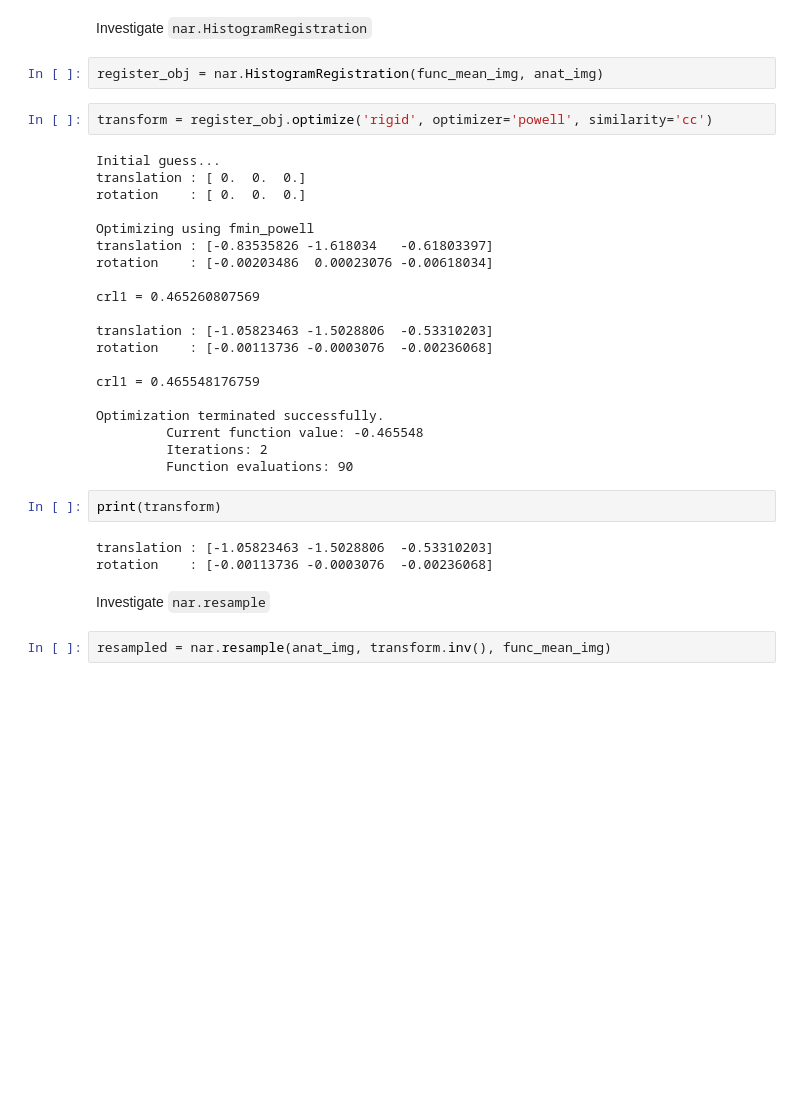
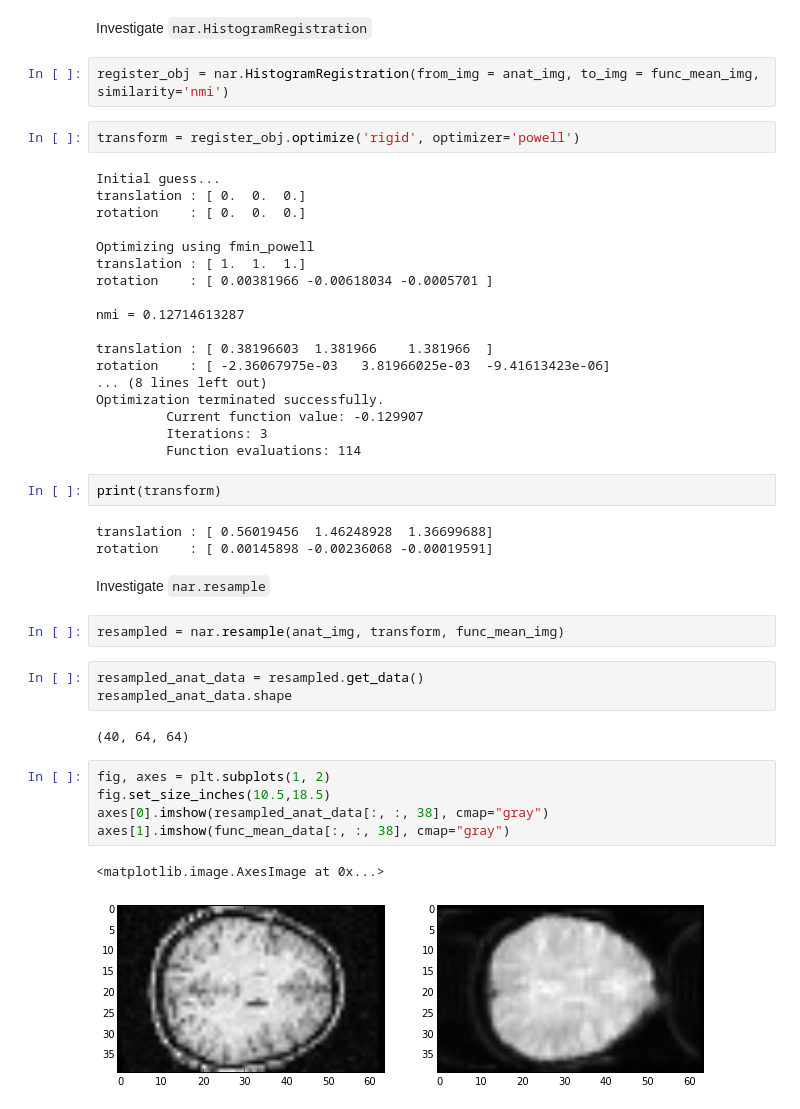
Before and after one commit to practical-neuroimaging/pna-notebooks, a Jupyter notebook: nipy_registration.ipynb, the cells around one changed output. Drawn from its saved outputs; the diff is of its cells as text; blank space fills up the shorter version.

Commit message:
NF: updating registration notebooks
Better understanding of nipy registration.

Doing some resampling.

```diff
--- a/nipy_registration.ipynb
+++ b/nipy_registration.ipynb
@@ -58,35 +58,46 @@ import nipy.algorithms.registration as nar
 # %% [markdown]
 Investigate ``nar.HistogramRegistration``
 # %%
-register_obj = nar.HistogramRegistration(func_mean_img, anat_img)
+register_obj = nar.HistogramRegistration(from_img = anat_img, to_img = func_mean_img, similarity='nmi')
 # %%
-transform = register_obj.optimize('rigid', optimizer='powell', similarity='cc')
+transform = register_obj.optimize('rigid', optimizer='powell')
 # %% [output]
 Initial guess...
 translation : [ 0.  0.  0.]
 rotation    : [ 0.  0.  0.]
 
 Optimizing using fmin_powell
-translation : [-0.83535826 -1.618034   -0.61803397]
-rotation    : [-0.00203486  0.00023076 -0.00618034]
+translation : [ 1.  1.  1.]
+rotation    : [ 0.00381966 -0.00618034 -0.0005701 ]
 
-crl1 = 0.465260807569
+nmi = 0.12714613287
 
-translation : [-1.05823463 -1.5028806  -0.53310203]
-rotation    : [-0.00113736 -0.0003076  -0.00236068]
-
-crl1 = 0.465548176759
-
+translation : [ 0.38196603  1.381966    1.381966  ]
+rotation    : [ -2.36067975e-03   3.81966025e-03  -9.41613423e-06]
+... (8 lines left out)
 Optimization terminated successfully.
-         Current function value: -0.465548
-         Iterations: 2
-         Function evaluations: 90
+         Current function value: -0.129907
+         Iterations: 3
+         Function evaluations: 114
 # %%
 print(transform)
 # %% [output]
-translation : [-1.05823463 -1.5028806  -0.53310203]
-rotation    : [-0.00113736 -0.0003076  -0.00236068]
+translation : [ 0.56019456  1.46248928  1.36699688]
+rotation    : [ 0.00145898 -0.00236068 -0.00019591]
 # %% [markdown]
 Investigate ``nar.resample``
 # %%
-resampled = nar.resample(anat_img, transform.inv(), func_mean_img)
+resampled = nar.resample(anat_img, transform, func_mean_img)
+# %%
+resampled_anat_data = resampled.get_data()
+resampled_anat_data.shape
+# %% [output]
+(40, 64, 64)
+# %%
+fig, axes = plt.subplots(1, 2)
+fig.set_size_inches(10.5,18.5)
+axes[0].imshow(resampled_anat_data[:, :, 38], cmap="gray")
+axes[1].imshow(func_mean_data[:, :, 38], cmap="gray")
+# %% [output]
+<matplotlib.image.AxesImage at 0x...>
+[figure, added]
```
Also changed, not shown: 1 other file.
